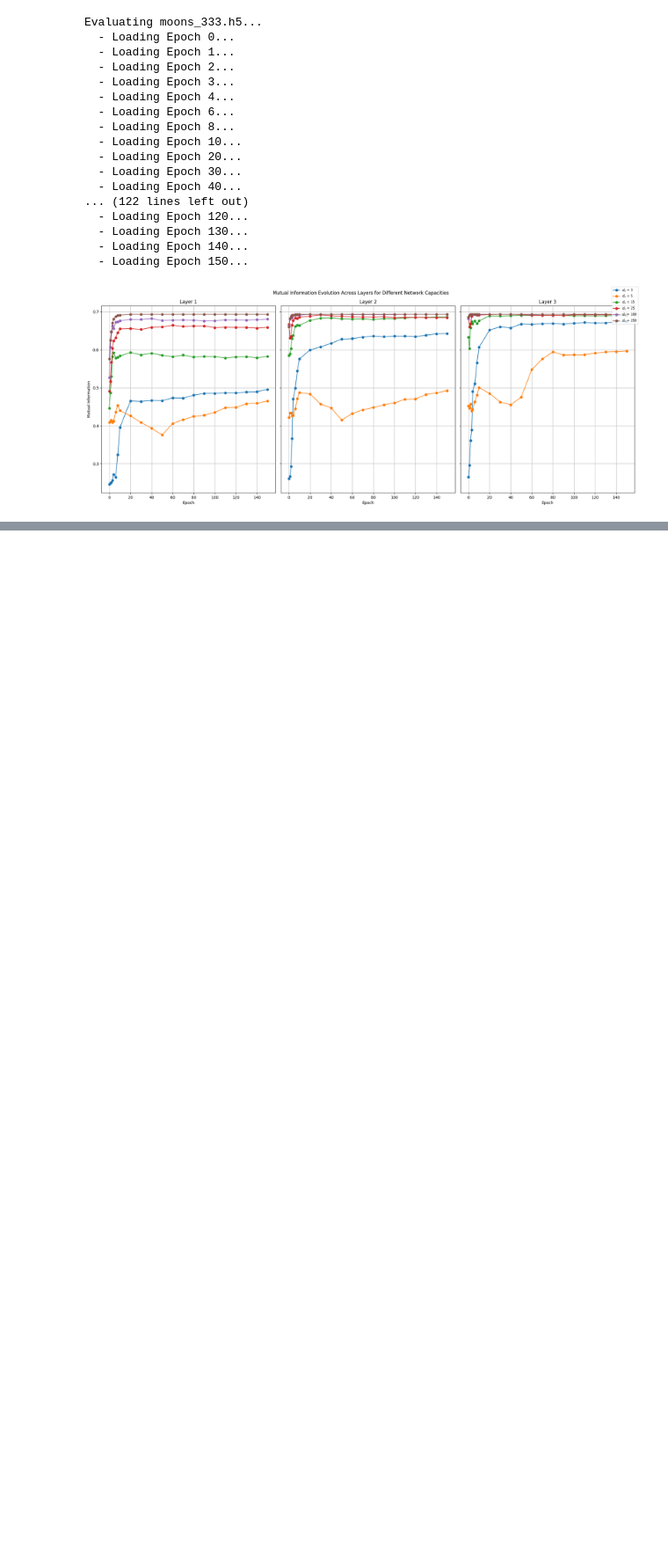
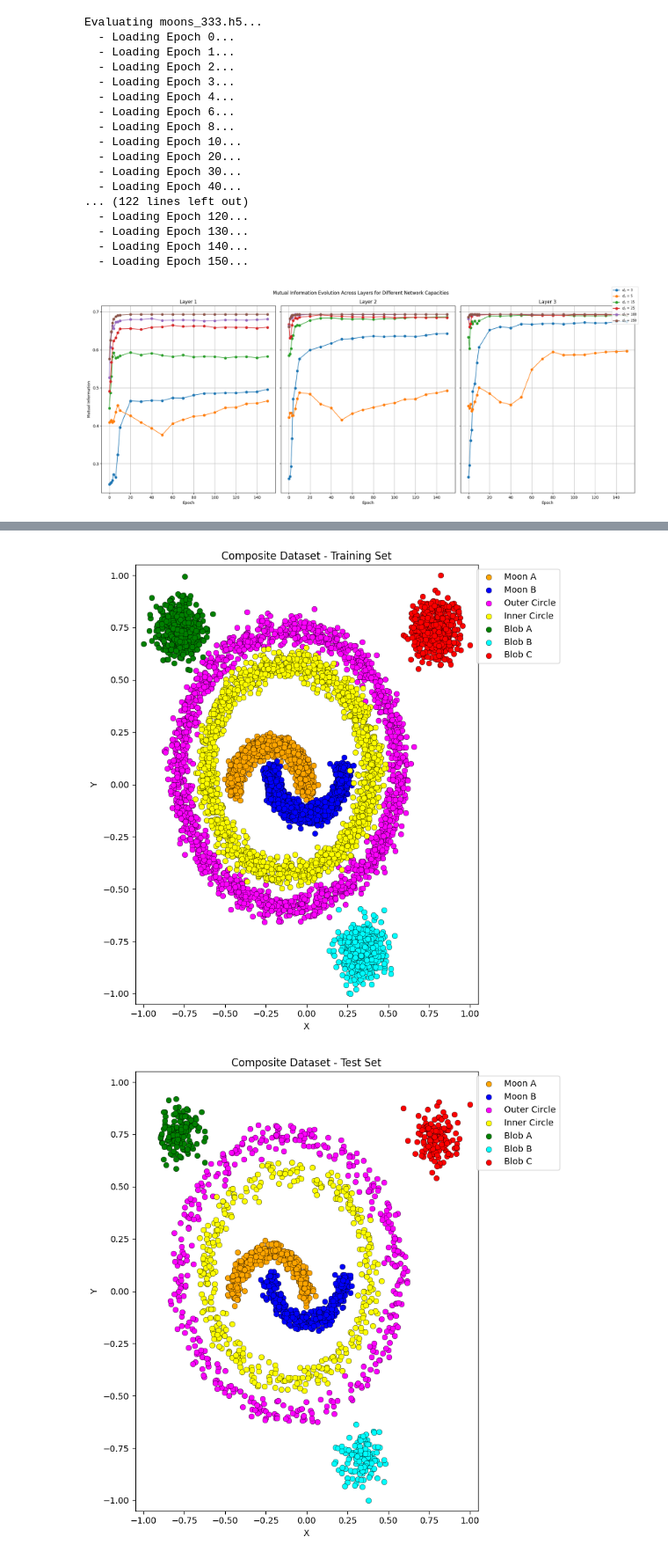
Before and after one commit to Johanmkr/WP1-Polyhedra, a Jupyter notebook: notebooks/capacity_regimes_role_of_N.ipynb, the cells around one changed output, grey strips where cells are left out. Shown at 88% size. Cells and saved outputs as stored; diff of their text form; code cells hidden in the pictures; blank space fills up the shorter version.

Commit message:
Testing, and making stronger together presentation

```diff
--- a/notebooks/capacity_regimes_role_of_N.ipynb
+++ b/notebooks/capacity_regimes_role_of_N.ipynb
@@ -264,0 +555,59 @@ fig.show()
+# %%
+x, y = get_new_data("composite")
+# %%
+import torch
+import numpy as np
+import matplotlib.pyplot as plt
+
+def plot_dataloader(dataloader, title="DataLoader Contents"):
+    """Extracts all batches from a PyTorch DataLoader and plots them."""
+    all_x = []
+    all_y = []
+
+    # 1. Extract data from all batches
+    for batch_x, batch_y in dataloader:
+        all_x.append(batch_x.numpy())
+        all_y.append(batch_y.numpy())
+
+    # 2. Recombine into single arrays
+    X = np.concatenate(all_x, axis=0)
+    y = np.concatenate(all_y, axis=0)
+
+    # 3. Plotting setup
+    fig, ax = plt.subplots(figsize=(8, 8))
+
+    # Using your original colors and labels
+    colours = ["orange", "blue", "magenta", "yellow", "green", "cyan", "red"]
+    label_names = ["Moon A", "Moon B", "Outer Circle", "Inner Circle", "Blob A", "Blob B", "Blob C"]
+
+    # 4. Scatter plot
+    unique_labels = np.sort(np.unique(y))
+    for label in unique_labels:
+        ax.scatter(X[y==label, 0], X[y==label, 1],
+                   c=colours[label], s=40, label=label_names[label],
+                   edgecolors='black', linewidth=0.3)
+
+    # Show the strict bounding box boundaries (with a tiny buffer to see the edges)
+    ax.set_xlim(-1.05, 1.05)
+    ax.set_ylim(-1.05, 1.05)
+
+    ax.set(xlabel='X',
+           ylabel='Y',
+           title=title)
+
+    ax.legend(loc='upper right', bbox_to_anchor=(1.25, 1))
+    plt.tight_layout()
+    plt.show()
+
+# --- How to use it ---
+# 1. Unpack the dataloaders correctly
+train_loader, test_loader = get_new_data("composite", batch_size=128)
+
+# 2. Plot the training set
+plot_dataloader(train_loader, title="Composite Dataset - Training Set")
+
+# 3. Plot the testing set
+plot_dataloader(test_loader, title="Composite Dataset - Test Set")
+# %% [output]
+[figure, added]
+[figure, added]
```
Also changed, not shown: parts of 6 cells of this notebook, 14 other files.
